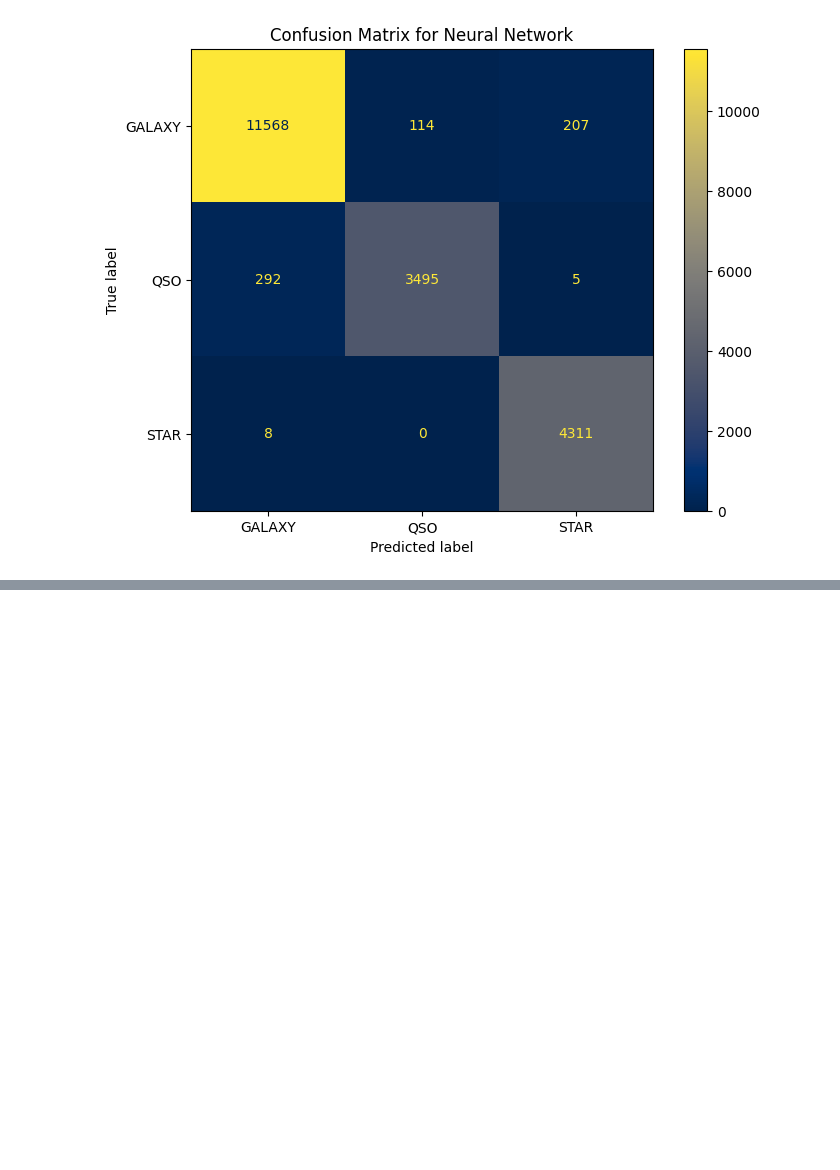
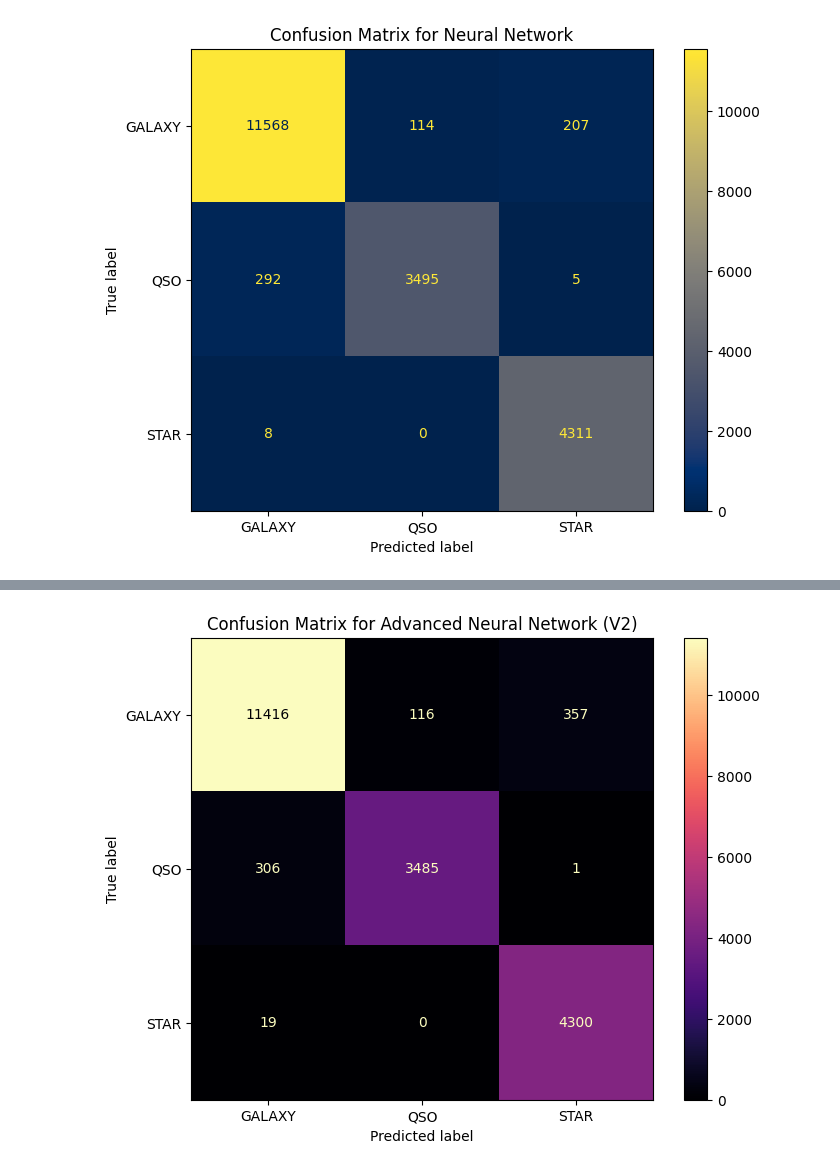
Before and after one commit to theouterlimitz/SDSS_Star_Classification, a Jupyter notebook: 02_Modeling.ipynb, the cells around one changed output, grey strips where cells are left out. Drawn from its saved outputs; the diff is of its cells as text; code cells hidden in the pictures; blank space fills up the shorter version.

```diff
--- a/02_Modeling.ipynb
+++ b/02_Modeling.ipynb
@@ -276,0 +279,86 @@ Confusion Matrix (Neural Network):
+# %%
+import tensorflow as tf
+from tensorflow import keras
+from sklearn.metrics import classification_report, ConfusionMatrixDisplay
+import matplotlib.pyplot as plt
+import pandas as pd
+import numpy as np
+
+# --- Assume these variables are loaded in your notebook's memory ---
+# X_train_scaled, X_test_scaled, y_train, y_test
+# label_encoder (for decoding labels later)
+
+# ===================================================================
+# --- Step 7: Build, Train, and Evaluate an Advanced Neural Network ---
+# ===================================================================
+print("--- Building Advanced Neural Network (V2) ---")
+
+# 1. Define the New, Deeper Model Architecture
+model_v2 = keras.Sequential([
+    # Input layer, now wider
+    keras.layers.Dense(256, activation='relu', input_shape=(X_train_scaled.shape[1],)),
+    keras.layers.Dropout(0.4), # Slightly increased dropout for a larger layer
+
+    # Hidden layer 1, wider than before
+    keras.layers.Dense(128, activation='relu'),
+    keras.layers.Dropout(0.3),
+
+    # Hidden layer 2 (this is the same as our previous model)
+    keras.layers.Dense(64, activation='relu'),
+    keras.layers.Dropout(0.2),
+
+    # NEW Hidden layer 3 (making the network deeper)
+    keras.layers.Dense(32, activation='relu'),
+
+    # Output layer (remains the same)
+    keras.layers.Dense(3, activation='softmax')
+])
+
+# 2. Compile the Model
+model_v2.compile(
+    optimizer='adam',
+    loss='sparse_categorical_crossentropy',
+    metrics=['accuracy']
+)
+
+print("Model V2 built and compiled successfully.")
+model_v2.summary()
+
+# 3. Train the New Model
+print("\n--- Training Advanced Neural Network (this may take a bit longer) ---")
+history_v2 = model_v2.fit(
+    X_train_scaled,
+    y_train,
+    epochs=30,  # Let's train for a few more epochs as well
+    batch_size=32,
+    validation_split=0.2,
+    verbose=1
+)
+
+
+# ===================================================================
+# --- Evaluate the Advanced Model ---
+# ===================================================================
+print("\n--- Evaluating Final V2 Model Performance on Test Data ---")
+
+# Evaluate the model on the test set
+loss_v2, accuracy_v2 = model_v2.evaluate(X_test_scaled, y_test, verbose=0)
+print(f"Final Test Accuracy (Model V2): {accuracy_v2:.4f}")
+
+# Generate a Classification Report
+y_pred_probs_v2 = model_v2.predict(X_test_scaled)
+y_pred_classes_v2 = np.argmax(y_pred_probs_v2, axis=1)
+
+print("\nClassification Report (Neural Network V2):")
+print(classification_report(y_test, y_pred_classes_v2, target_names=label_encoder.classes_))
+
+# Generate a Confusion Matrix
+print("\nConfusion Matrix (Neural Network V2):")
+fig, ax = plt.subplots(figsize=(8, 6))
+ConfusionMatrixDisplay.from_predictions(y_test, y_pred_classes_v2,
+                                        display_labels=label_encoder.classes_,
+                                        cmap='magma',
+                                        ax=ax)
+plt.title('Confusion Matrix for Advanced Neural Network (V2)')
+plt.show()
+# %% [output]
@@ -276,0 +407 @@ Confusion Matrix (Neural Network):
+[figure, added]
```
Also changed, not shown: parts of 2 cells of this notebook.
